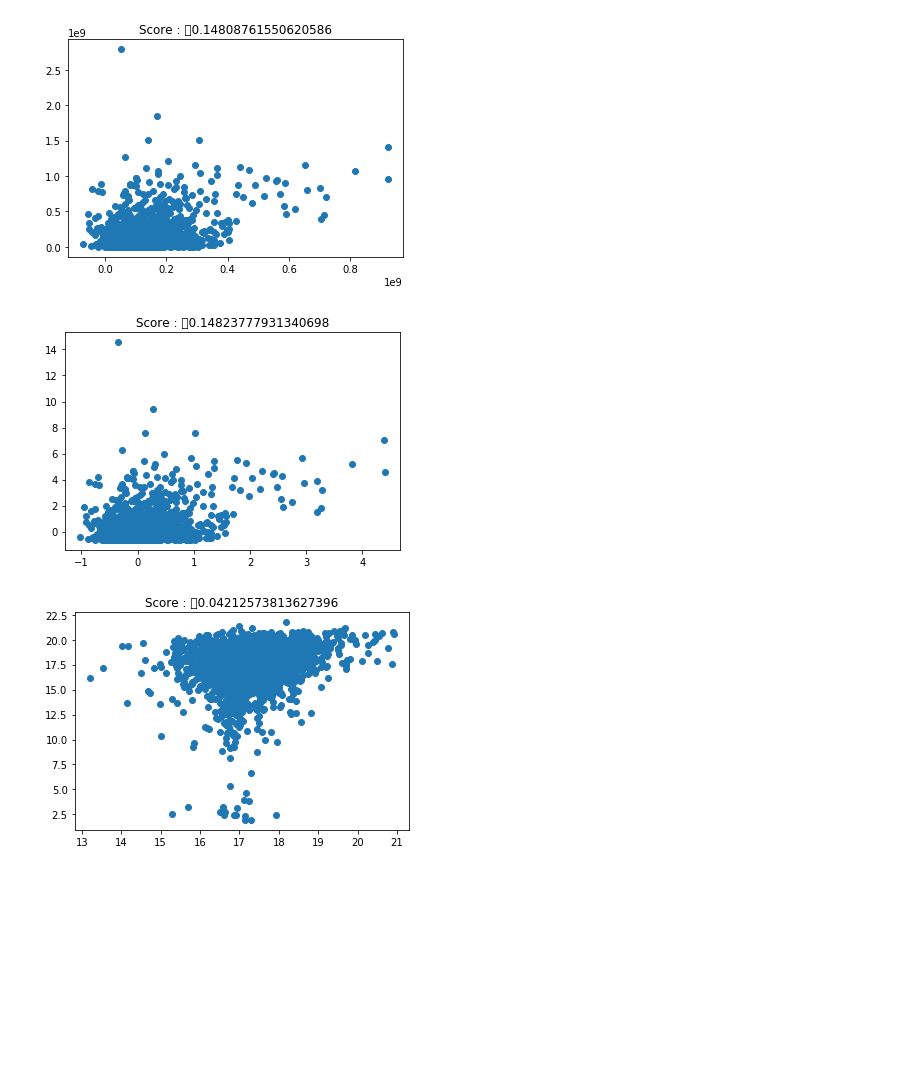
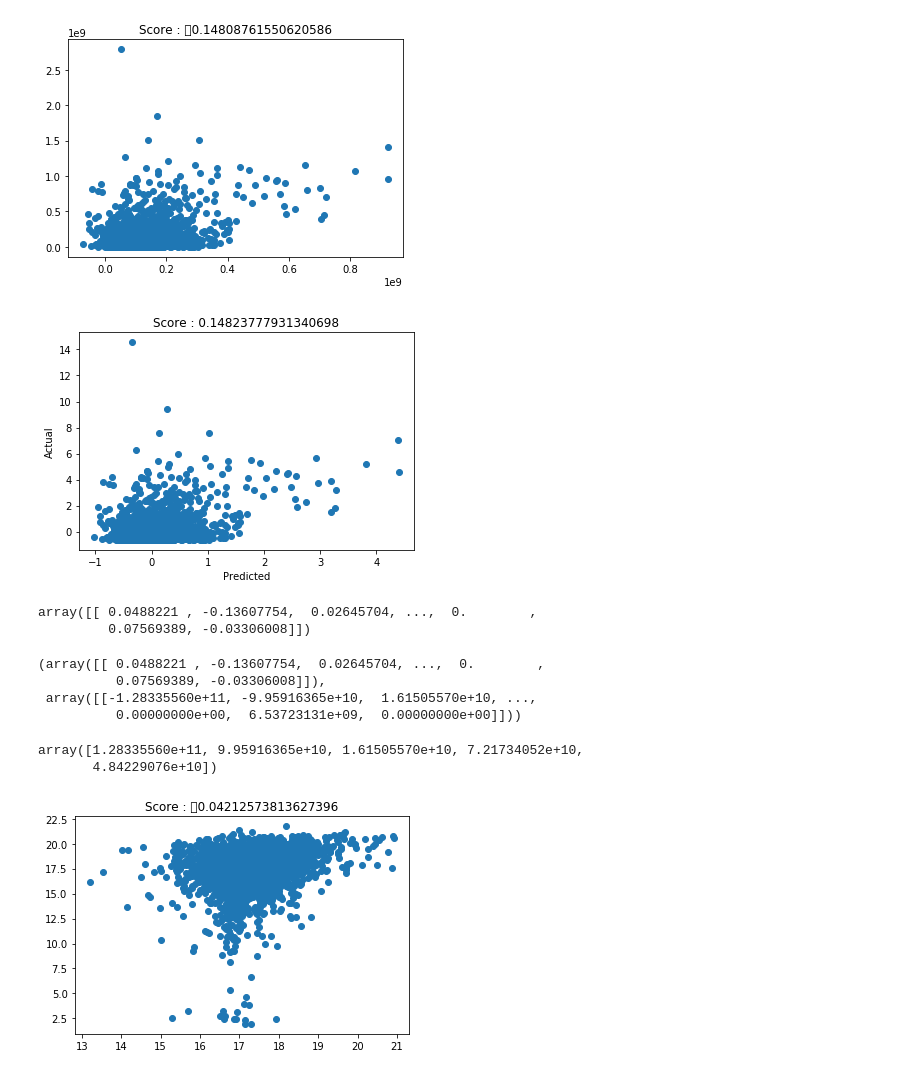
Before and after one commit to sarthakkothari/DeconfoundingFilmPredictions, a Jupyter notebook: Regression.ipynb, the cells around one changed output. Cells and saved outputs as stored; diff of their text form; code cells hidden in the pictures; blank space fills up the shorter version.

Commit message:
Regression Changes

```diff
--- a/Regression.ipynb
+++ b/Regression.ipynb
@@ -44,19 +44,25 @@ Y = data.iloc[:, :1]
 X = data.iloc[:, 1:]
 X_NoCF = X.iloc[:, :-2]
 # %%
-Y_Scaled = preprocessing.StandardScaler().fit_transform(Y)
+Y_Scaled = StandardScaler().fit_transform(Y)
 Y_Log = np.log(Y)
 # %%
-def fitModel(X, Y, test_size=0.8, model=LinearRegression()):
+def fitModel(X, Y, test_size=0.8, model=LinearRegression(), cat=False):
 #     model = LinearRegression()
     X_train, X_test, Y_train, Y_test = train_test_split(X, Y, test_size=test_size, random_state=42)
     model.fit(X_train, Y_train)
     Y_pred = model.predict(X_test)
-    score = r2_score(Y_test, Y_pred)
+    if not cat:
+        score = r2_score(Y_test, Y_pred)
+    else:
+        score = model.score(X_test, Y_test)
     plt.plot(Y_pred, Y_test, 'o')
+    plt.xlabel('Predicted')
+    plt.ylabel('Actual')
     plt.title('Score : ' + str(score))
     plt.show()
-    return model.coef_
+    #return model.coef_
+    return Y_pred, Y_test
 # %%
 coef_NoCF_Y = fitModel(X_NoCF, Y)
 # %% [output]
@@ -78,8 +84,23 @@ coef_Y = fitModel(X, Y)
 [figure]
 # %%
 coef_Y_Scaled = fitModel(X, Y_Scaled)
+coef_Y_Scaled
 # %% [output]
-[figure, old version]
+[figure, new version]
+array([[ 0.0488221 , -0.13607754,  0.02645704, ...,  0.        ,
+         0.07569389, -0.03306008]])
+# %%
+coef_Y_Scaled[:5], coef_NoCF_Y_Scaled[:5]
+# %% [output]
+(array([[ 0.0488221 , -0.13607754,  0.02645704, ...,  0.        ,
+          0.07569389, -0.03306008]]),
+ array([[-1.28335560e+11, -9.95916365e+10,  1.61505570e+10, ...,
+          0.00000000e+00,  6.53723131e+09,  0.00000000e+00]]))
+# %%
+np.abs(coef_NoCF_Y_Scaled[0][:5] - coef_Y_Scaled[0][:5] )
+# %% [output]
+array([1.28335560e+11, 9.95916365e+10, 1.61505570e+10, 7.21734052e+10,
+       4.84229076e+10])
 # %%
 coef_Y_Log = fitModel(X, Y_Log)
 # %% [output]
```
Also changed, not shown: parts of 9 cells of this notebook, 1 other file.
